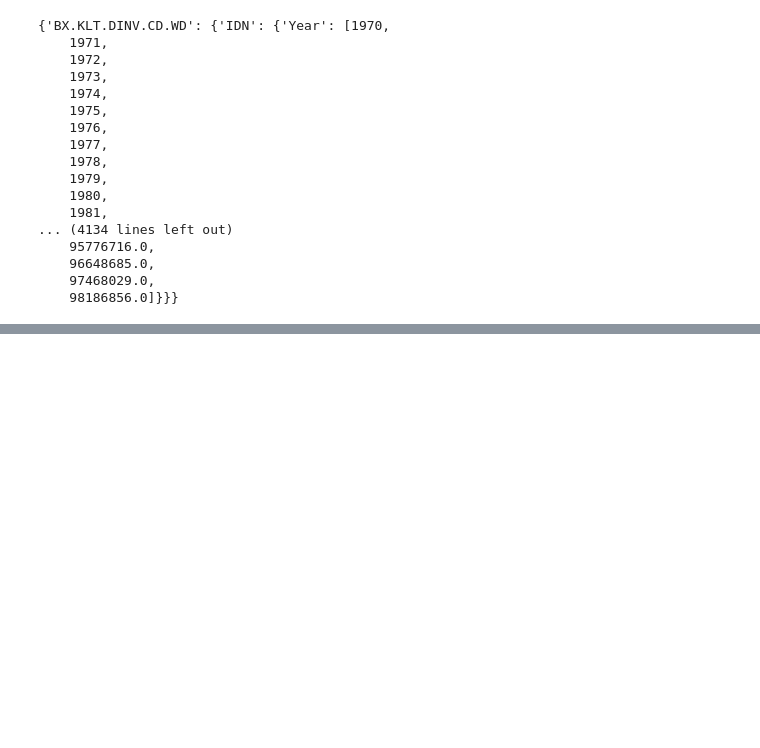
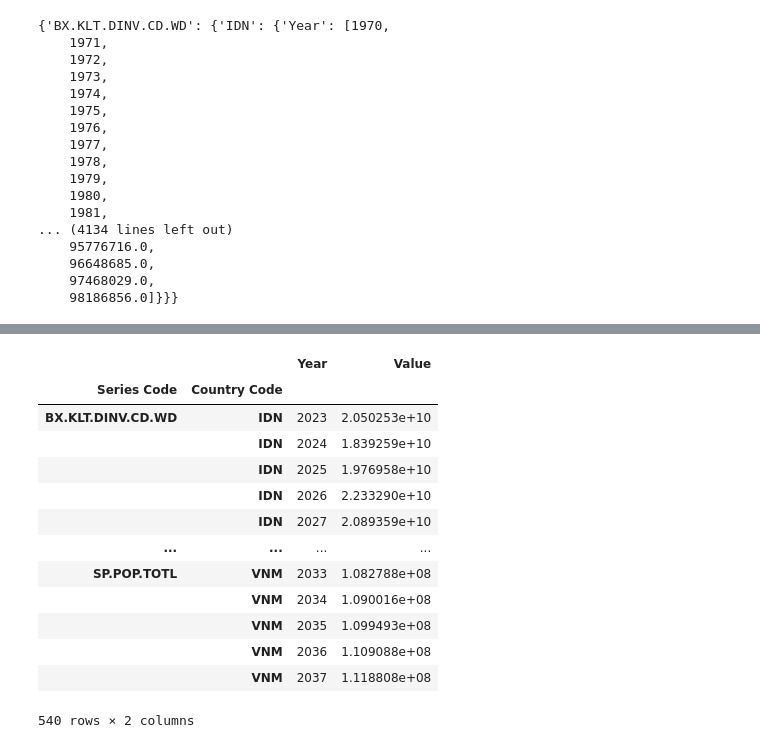
Before and after one commit to alexsgit/wbdata, a Jupyter notebook: notebooks/data_exploration.ipynb, the cells around one changed output, grey strips where cells are left out. Cells and saved outputs as stored; diff of their text form; code cells hidden in the pictures; blank space fills up the shorter version.

```diff
--- a/notebooks/data_exploration.ipynb
+++ b/notebooks/data_exploration.ipynb
@@ -272,0 +354,17 @@ FileNotFoundError: [Errno 2] No such file or directory
+# %%
+predicted_df
+# %% [output]
+|  |  | Year | Value |
+| Series Code | Country Code |  |  |
+| BX.KLT.DINV.CD.WD | IDN | 2023 | 2.050253e+10 |
+|  | IDN | 2024 | 1.839259e+10 |
+|  | IDN | 2025 | 1.976958e+10 |
+|  | IDN | 2026 | 2.233290e+10 |
+|  | IDN | 2027 | 2.089359e+10 |
+| ... | ... | ... | ... |
+| SP.POP.TOTL | VNM | 2033 | 1.082788e+08 |
+|  | VNM | 2034 | 1.090016e+08 |
+|  | VNM | 2035 | 1.099493e+08 |
+|  | VNM | 2036 | 1.109088e+08 |
+|  | VNM | 2037 | 1.118808e+08 |
+540 rows × 2 columns
```
Also changed, not shown: parts of 19 cells of this notebook, 7 other files.
